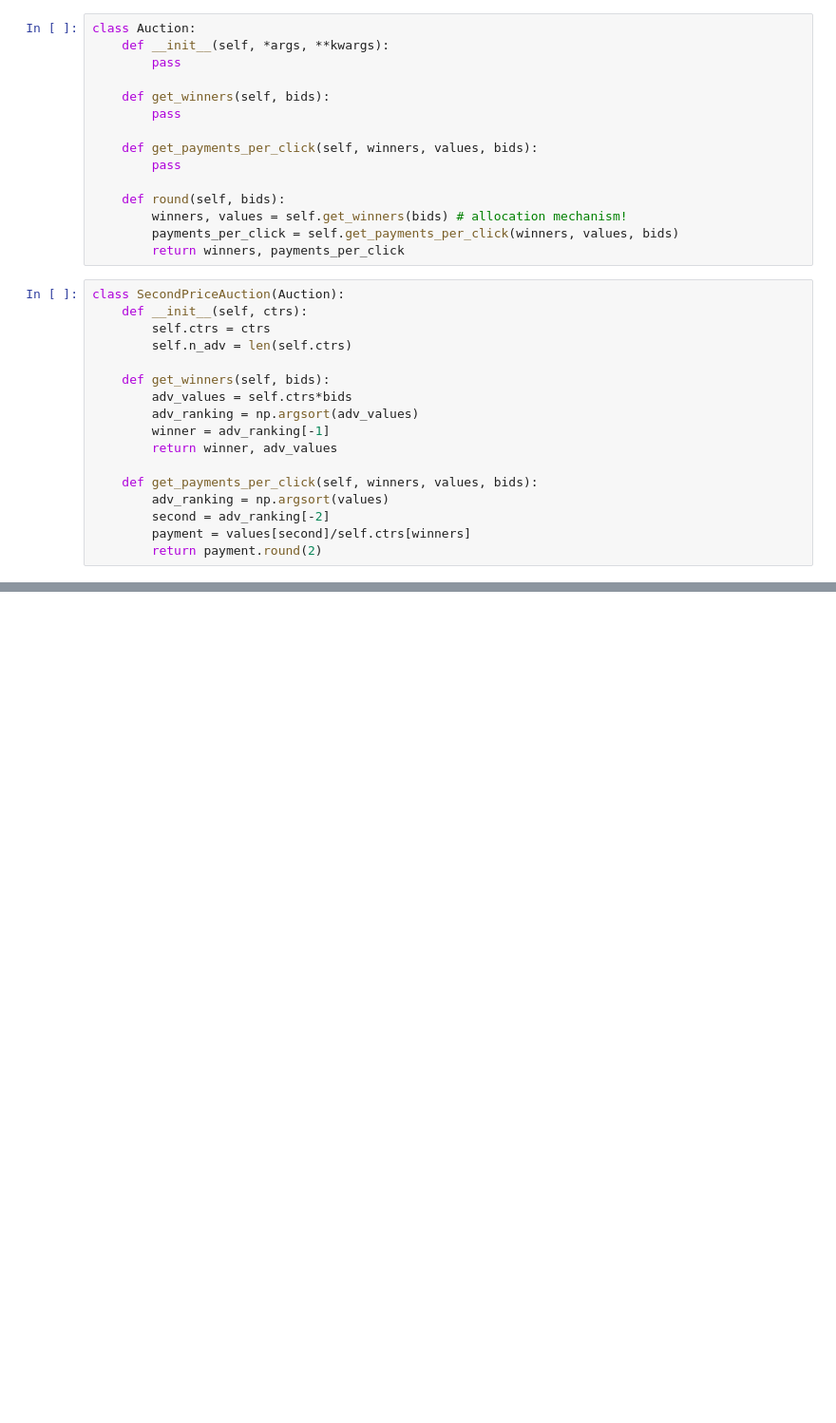
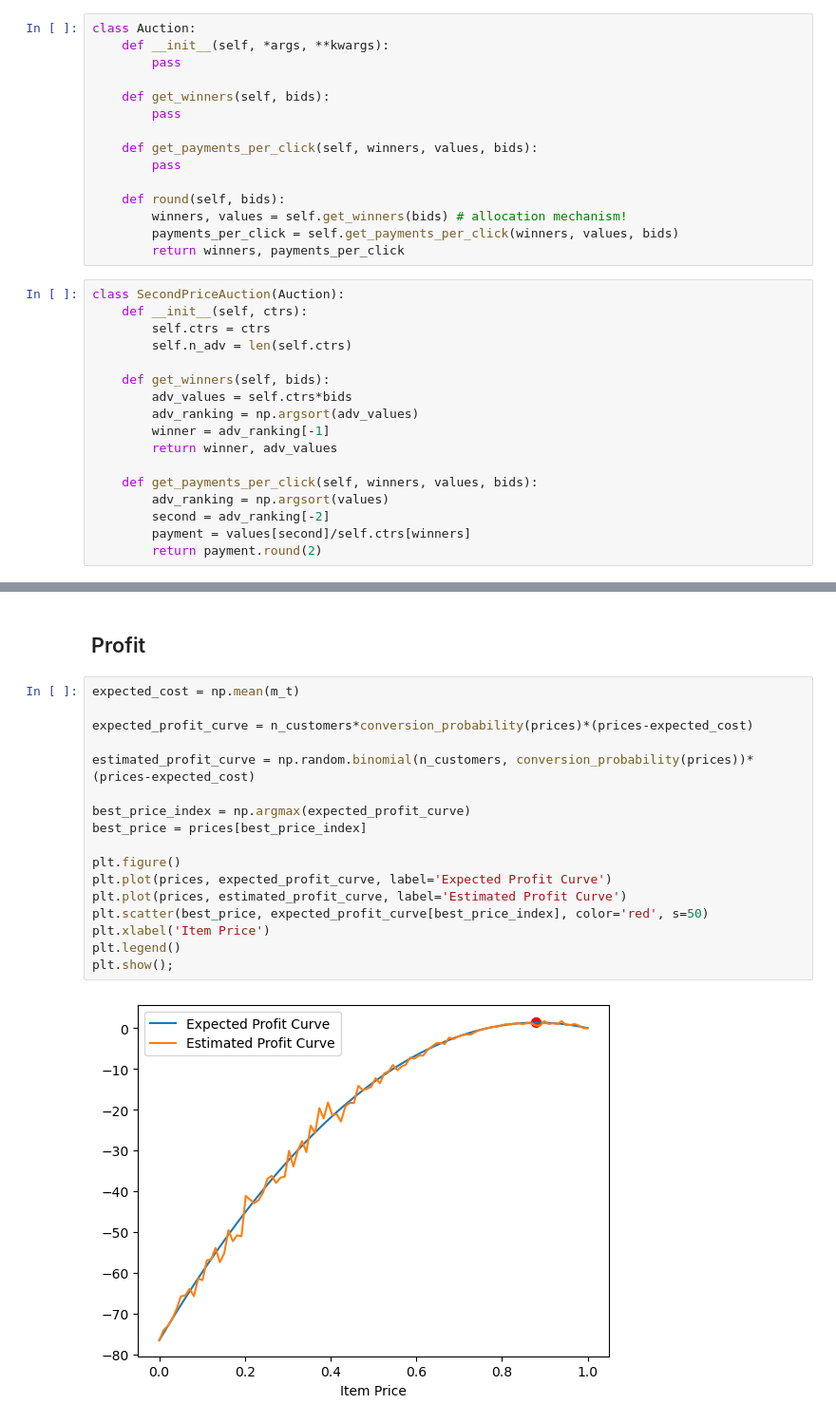
Before and after one commit to kklisto/ONLINE_LEARNING_APPLICATIONS, a Jupyter notebook: notebook.ipynb, the cells around one changed output, grey strips where cells are left out. Shown at 95% size. Saved outputs shown, nothing was run; the diff lists cells and outputs as text; blank space fills up the shorter version.

```diff
--- a/notebook.ipynb
+++ b/notebook.ipynb
@@ -109,0 +120,21 @@ plt.show()
+# %% [markdown]
+## Profit
+# %%
+expected_cost = np.mean(m_t)
+
+expected_profit_curve = n_customers*conversion_probability(prices)*(prices-expected_cost)
+
+estimated_profit_curve = np.random.binomial(n_customers, conversion_probability(prices))*(prices-expected_cost)
+
+best_price_index = np.argmax(expected_profit_curve)
+best_price = prices[best_price_index]
+
+plt.figure()
+plt.plot(prices, expected_profit_curve, label='Expected Profit Curve')
+plt.plot(prices, estimated_profit_curve, label='Estimated Profit Curve')
+plt.scatter(best_price, expected_profit_curve[best_price_index], color='red', s=50)
+plt.xlabel('Item Price')
+plt.legend()
+plt.show();
+# %% [output]
+[figure, added]
```
Also changed, not shown: parts of 16 cells of this notebook.
